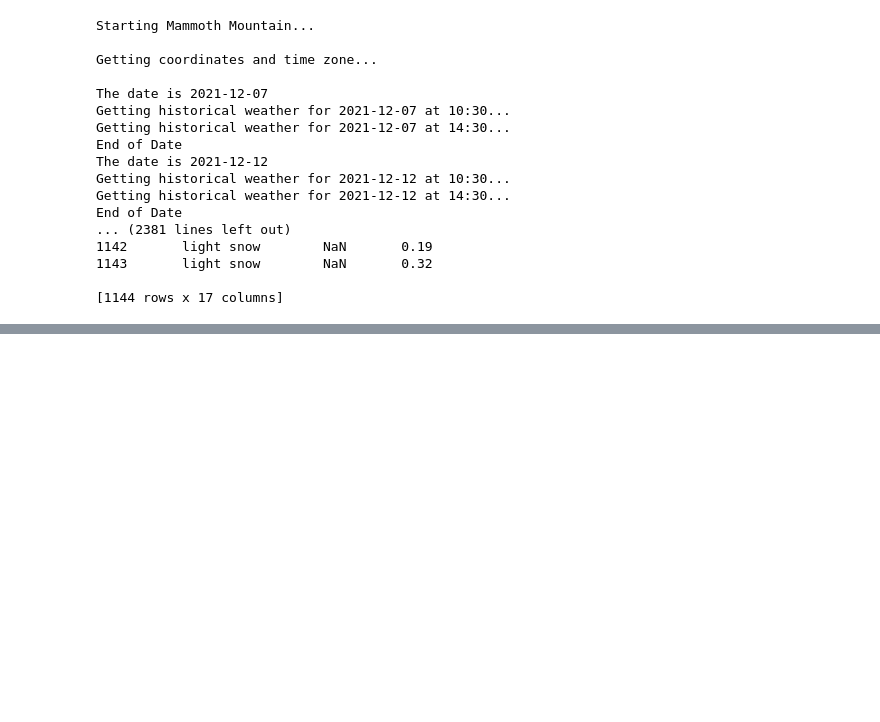
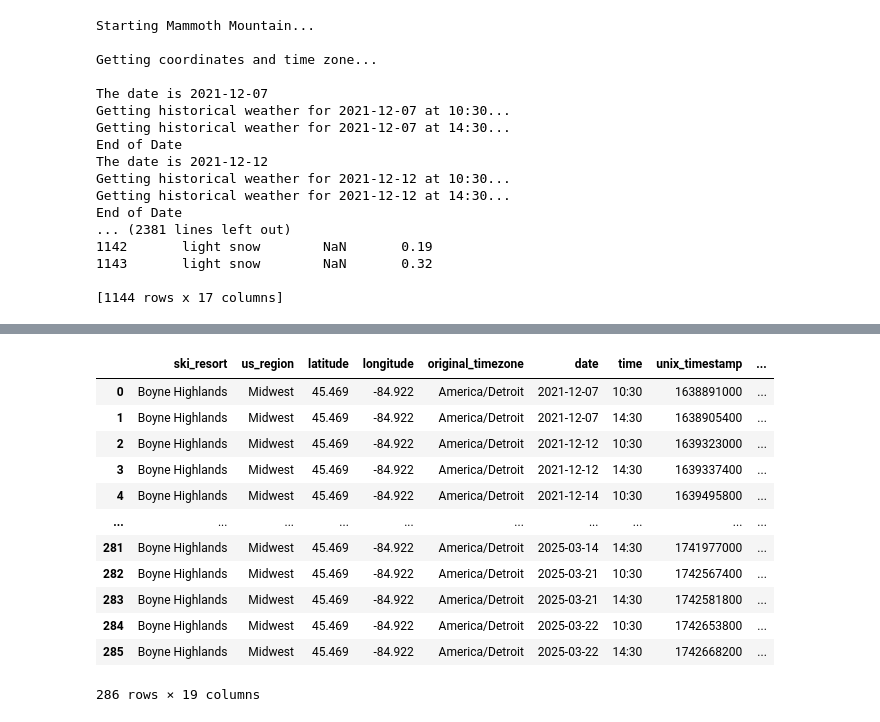
Before and after one commit to schoglund/bigdata520-final-project, a Jupyter notebook: Date Frequency.ipynb, the cells around one changed output, grey strips where cells are left out. Cells and saved outputs as stored; diff of their text form; code cells hidden in the pictures; blank space fills up the shorter version.

```diff
--- a/Date Frequency.ipynb
+++ b/Date Frequency.ipynb
@@ -965,0 +1168,25 @@ df2.to_csv('data/weather_data_batch2.csv', index=False)
+# %%
+df3_new = df3.copy()
+# %%
+df3_new['date_dt'] = df3_new['date'].apply(lambda x: dt.datetime.strptime(str(x), '%Y-%m-%d').date())
+df3_new['ski_season-week_num'] = df3_new['date_dt'].apply(lambda x: get_key(selected_season_dates, x))
+
+df3_new[['ski_season', 'week_num']] = df3_new['ski_season-week_num'].str.split('--', n=1, expand=True)
+
+df3_new.drop(columns=['date_dt', 'ski_season-week_num'], inplace=True)
+# %%
+df3_new
+# %% [output]
+|  | ski_resort | us_region | latitude | longitude | original_timezone | date | time | unix_timestamp | ... |
+| 0 | Boyne Highlands | Midwest | 45.469 | -84.922 | America/Detroit | 2021-12-07 | 10:30 | 1638891000 | ... |
+| 1 | Boyne Highlands | Midwest | 45.469 | -84.922 | America/Detroit | 2021-12-07 | 14:30 | 1638905400 | ... |
+| 2 | Boyne Highlands | Midwest | 45.469 | -84.922 | America/Detroit | 2021-12-12 | 10:30 | 1639323000 | ... |
+| 3 | Boyne Highlands | Midwest | 45.469 | -84.922 | America/Detroit | 2021-12-12 | 14:30 | 1639337400 | ... |
+| 4 | Boyne Highlands | Midwest | 45.469 | -84.922 | America/Detroit | 2021-12-14 | 10:30 | 1639495800 | ... |
+| ... | ... | ... | ... | ... | ... | ... | ... | ... | ... |
+| 281 | Boyne Highlands | Midwest | 45.469 | -84.922 | America/Detroit | 2025-03-14 | 14:30 | 1741977000 | ... |
+| 282 | Boyne Highlands | Midwest | 45.469 | -84.922 | America/Detroit | 2025-03-21 | 10:30 | 1742567400 | ... |
+| 283 | Boyne Highlands | Midwest | 45.469 | -84.922 | America/Detroit | 2025-03-21 | 14:30 | 1742581800 | ... |
+| 284 | Boyne Highlands | Midwest | 45.469 | -84.922 | America/Detroit | 2025-03-22 | 10:30 | 1742653800 | ... |
+| 285 | Boyne Highlands | Midwest | 45.469 | -84.922 | America/Detroit | 2025-03-22 | 14:30 | 1742668200 | ... |
+286 rows × 19 columns
```
Also changed, not shown: parts of 16 cells of this notebook, 1 other file.
